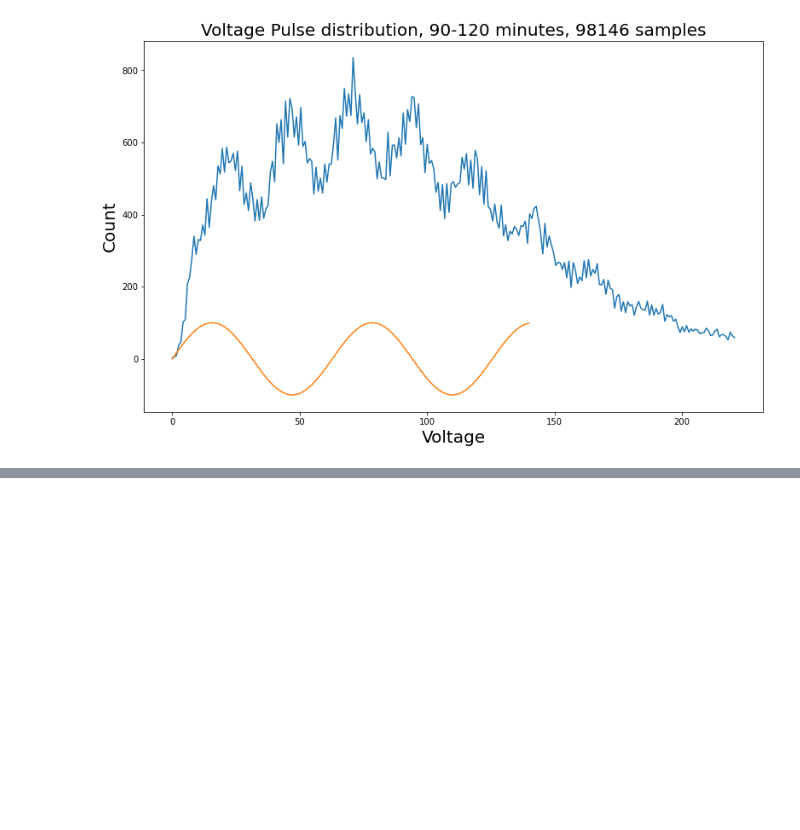
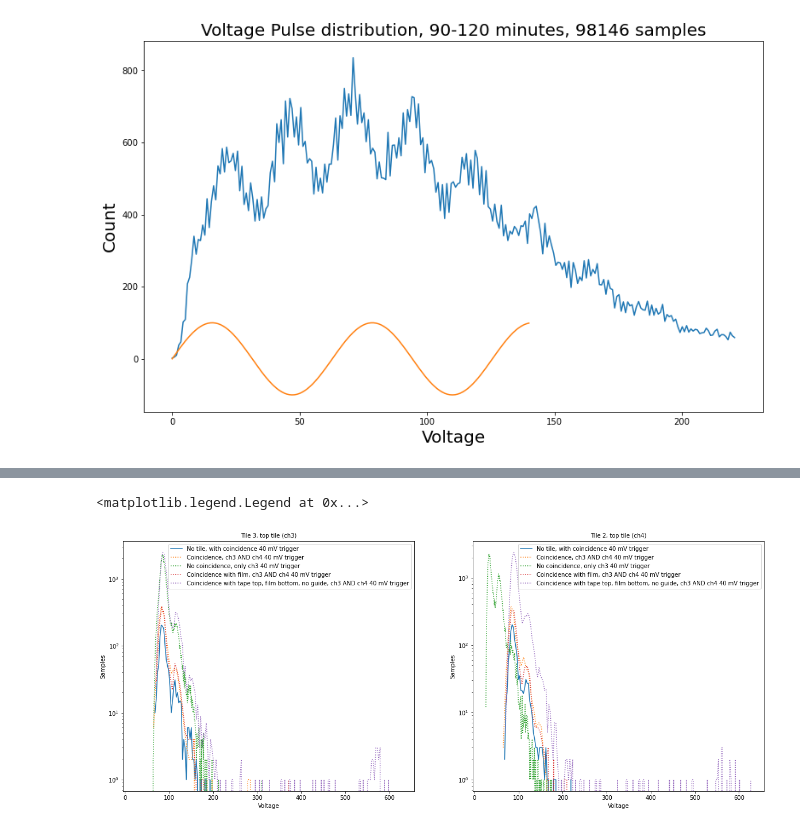
Before and after one commit to peckalec/SiPM-Studies, a Jupyter notebook: plotter.ipynb, the cells around one changed output, grey strips where cells are left out. Saved outputs shown, nothing was run; the diff lists cells and outputs as text; code cells hidden in the pictures; blank space fills up the shorter version.

```diff
--- a/plotter.ipynb
+++ b/plotter.ipynb
@@ -82,0 +332,33 @@ ax.legend()
+# %%
+fig,ax1 = plt.subplots(1,2,figsize=(20,8))
+textsize = 10
+
+#coincidencehist9 = np.loadtxt("tile 4 ch3 tape layer 0.04 coincidence noguide.txt",float)
+#coincidencehist10 = np.loadtxt("tile 3 ch 4 filmed 0.04 coincidence noguide.txt",float)
+
+ax1[0].set_title(cohisttitle1, size=textsize)
+ax1[1].set_title(cohisttitle2, size=textsize)
+ax1[0].set_xlabel(xhistlabel, size=textsize)
+ax1[0].set_ylabel(yhistlabel, size=textsize)
+ax1[1].set_xlabel(xhistlabel, size=textsize)
+ax1[1].set_ylabel(yhistlabel, size=textsize)
+ax1[0].set_yscale('log')
+ax1[1].set_yscale('log')
+
+ax1[0].plot(Xcohist5,Ycohist5,label="No tile, with coincidence 40 mV trigger")
+ax1[0].plot(Xcohist1,Ycohist1,':',label="Coincidence, ch3 AND ch4 40 mV trigger")
+ax1[0].plot(Xcohist3,Ycohist3,':',label="No coincidence, only ch3 40 mV trigger")
+ax1[0].plot(Xcohist7,Ycohist7,':',label="Coincidence with film, ch3 AND ch4 40 mV trigger")
+ax1[0].plot(Xcohist9,Ycohist9,':',label="Coincidence with tape top, film bottom, no guide, ch3 AND ch4 40 mV trigger")
+ax1[0].legend()
+#ax1[0].plot(Xhist3,Yhist3,label="28.5V coincidence, 90 mV trigger")
+#ax1[0].plot(Xhist4,Yhist4*6,label="28.5V background, 90 mV trigger")
+ax1[1].plot(Xcohist6,Ycohist6,label="No tile, with coincidence 40 mV trigger")
+ax1[1].plot(Xcohist2,Ycohist2,':',label="Coincidence, ch3 AND ch4 40 mV trigger")
+ax1[1].plot(Xcohist4,Ycohist4,':',label="No coincidence, only ch3 40 mV trigger")
+ax1[1].plot(Xcohist8,Ycohist8,':',label="Coincidence with film, ch3 AND ch4 40 mV trigger")
+ax1[1].plot(Xcohist10,Ycohist10,':',label="Coincidence with tape top, film bottom, no guide, ch3 AND ch4 40 mV trigger")
+ax1[1].legend()
+# %% [output]
+<matplotlib.legend.Legend at 0x...>
+[figure, added]
```
Also changed, not shown: parts of 16 cells of this notebook.
